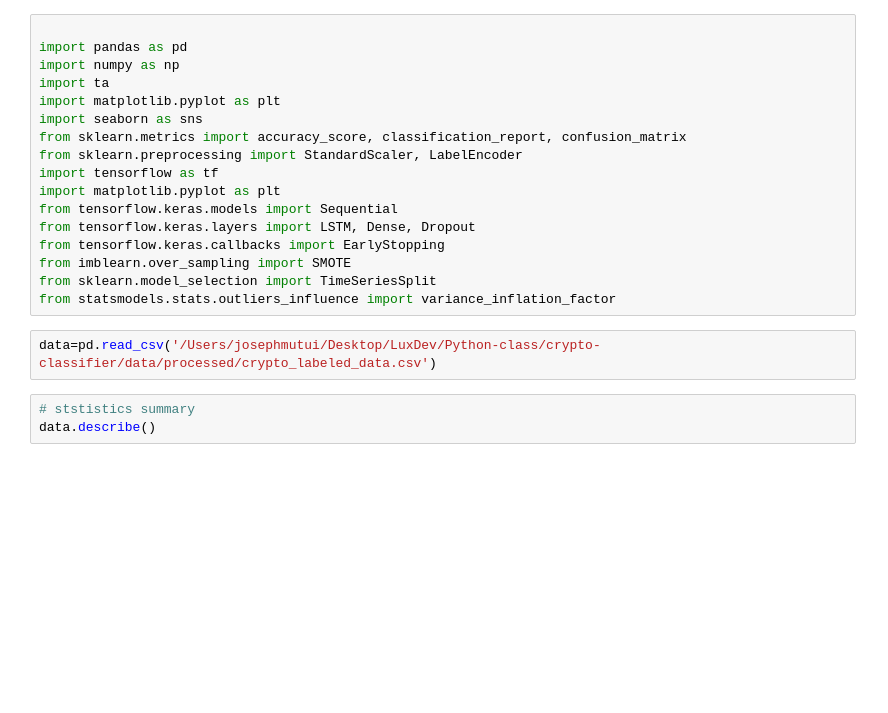
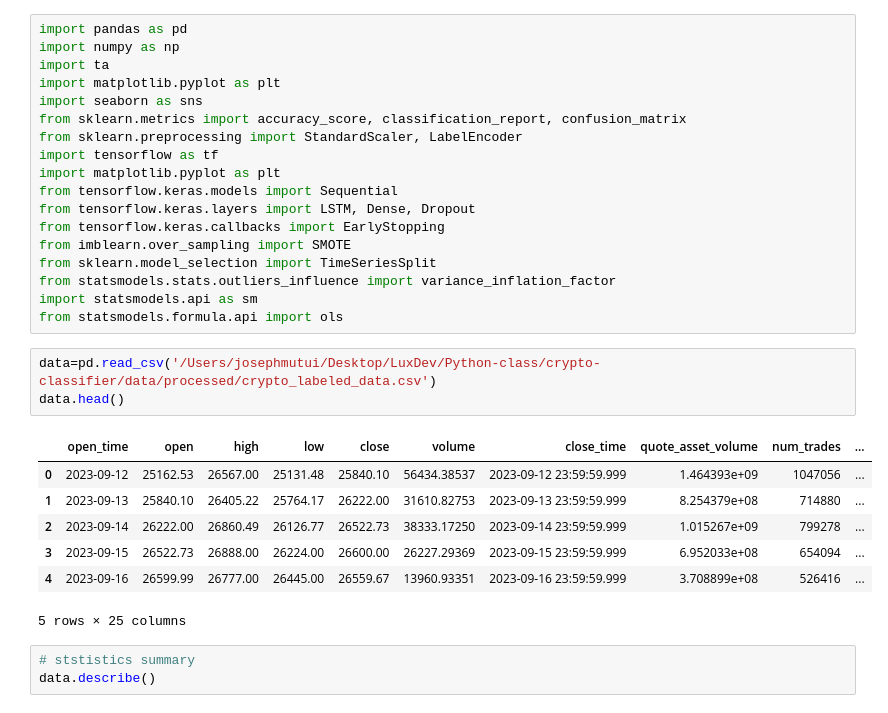
Before and after one commit to jay-commits/crypto-classifier, a Jupyter notebook: notebooks/03_model_training.ipynb, the cells around one changed output. Cells and saved outputs as stored; diff of their text form; blank space fills up the shorter version.

```diff
--- a/notebooks/03_model_training.ipynb
+++ b/notebooks/03_model_training.ipynb
@@ -1,5 +1,4 @@
 # %%
-
 import pandas as pd
 import numpy as np
 import ta
@@ -15,8 +14,19 @@ from tensorflow.keras.callbacks import EarlyStopping
 from imblearn.over_sampling import SMOTE
 from sklearn.model_selection import TimeSeriesSplit
 from statsmodels.stats.outliers_influence import variance_inflation_factor
+import statsmodels.api as sm
+from statsmodels.formula.api import ols
 # %%
 data=pd.read_csv('/Users/josephmutui/Desktop/LuxDev/Python-class/crypto-classifier/data/processed/crypto_labeled_data.csv')
+data.head()
+# %% [output]
+|  | open_time | open | high | low | close | volume | close_time | quote_asset_volume | num_trades | ... |
+| 0 | 2023-09-12 | 25162.53 | 26567.00 | 25131.48 | 25840.10 | 56434.38537 | 2023-09-12 23:59:59.999 | 1.464393e+09 | 1047056 | ... |
+| 1 | 2023-09-13 | 25840.10 | 26405.22 | 25764.17 | 26222.00 | 31610.82753 | 2023-09-13 23:59:59.999 | 8.254379e+08 | 714880 | ... |
+| 2 | 2023-09-14 | 26222.00 | 26860.49 | 26126.77 | 26522.73 | 38333.17250 | 2023-09-14 23:59:59.999 | 1.015267e+09 | 799278 | ... |
+| 3 | 2023-09-15 | 26522.73 | 26888.00 | 26224.00 | 26600.00 | 26227.29369 | 2023-09-15 23:59:59.999 | 6.952033e+08 | 654094 | ... |
+| 4 | 2023-09-16 | 26599.99 | 26777.00 | 26445.00 | 26559.67 | 13960.93351 | 2023-09-16 23:59:59.999 | 3.708899e+08 | 526416 | ... |
+5 rows × 25 columns
 # %%
 # ststistics summary
 data.describe()
```
Also changed, not shown: parts of 10 cells of this notebook, 12 other files.
